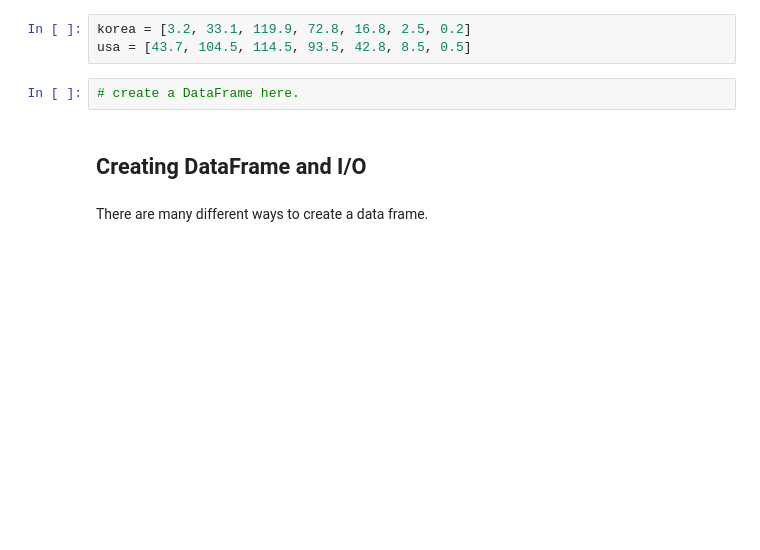
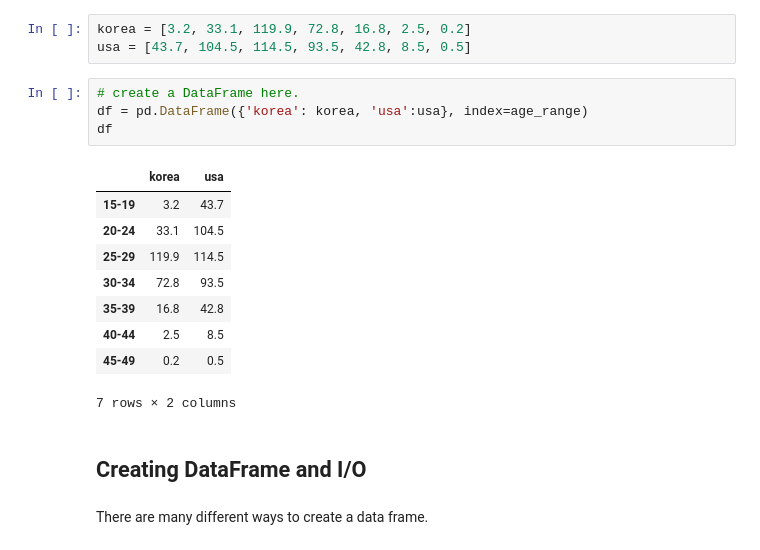
Before and after one commit to AkiraKaneshiro/pandasWorkshop, a Jupyter notebook: 2.ipynb, the cells around one changed output. Saved outputs shown, nothing was run; the diff lists cells and outputs as text; blank space fills up the shorter version.

```diff
--- a/2.ipynb
+++ b/2.ipynb
@@ -68,6 +98,18 @@ korea = [3.2, 33.1, 119.9, 72.8, 16.8, 2.5, 0.2]
 usa = [43.7, 104.5, 114.5, 93.5, 42.8, 8.5, 0.5]
 # %%
 # create a DataFrame here.
+df = pd.DataFrame({'korea': korea, 'usa':usa}, index=age_range)
+df
+# %% [output]
+|  | korea | usa |
+| 15-19 | 3.2 | 43.7 |
+| 20-24 | 33.1 | 104.5 |
+| 25-29 | 119.9 | 114.5 |
+| 30-34 | 72.8 | 93.5 |
+| 35-39 | 16.8 | 42.8 |
+| 40-44 | 2.5 | 8.5 |
+| 45-49 | 0.2 | 0.5 |
+7 rows × 2 columns
 # %% [markdown]
 ## Creating DataFrame and I/O
 # %% [markdown]
```
Also changed, not shown: parts of 58 cells of this notebook, 2 other files.
